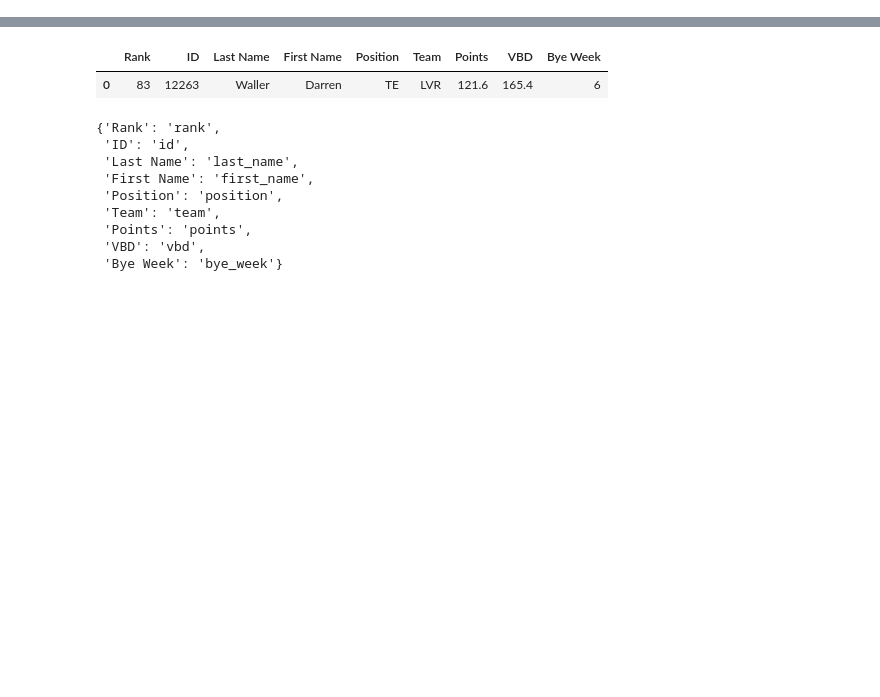
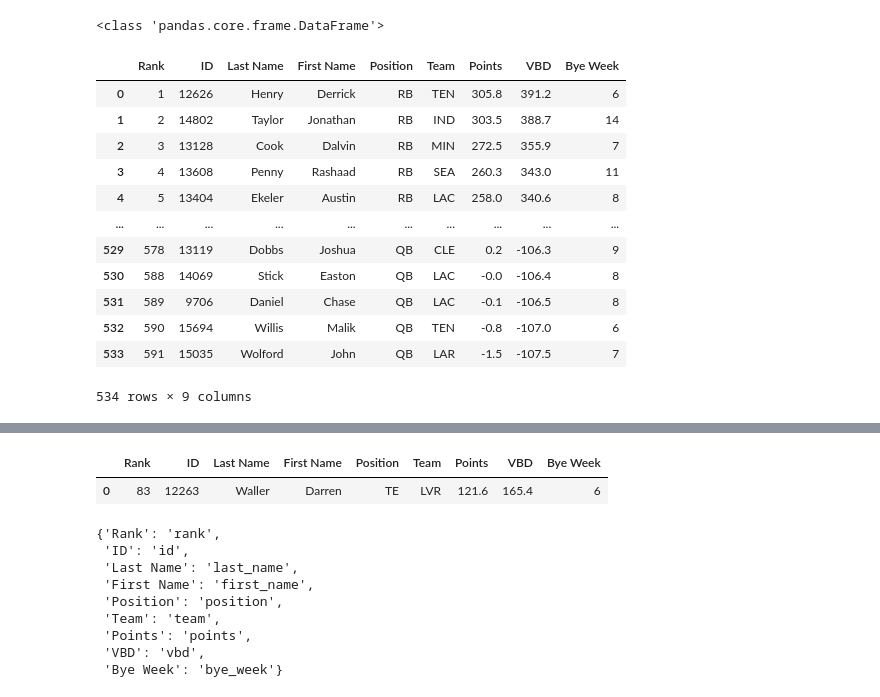
Before and after one commit to maxhumber/redframes, a Jupyter notebook: playground.ipynb, the cells around one changed output, grey strips where cells are left out. Saved outputs shown, nothing was run; the diff lists cells and outputs as text; code cells hidden in the pictures; blank space fills up the shorter version.

Commit message:
changes! with wrapping and unwrapping

```diff
--- a/playground.ipynb
+++ b/playground.ipynb
@@ -2,0 +31,19 @@ import redframes as rf
+# %%
+pdf = rf.unwrap(df)
+print(type(pdf))
+pdf
+# %% [output]
+<class 'pandas.core.frame.DataFrame'>
+|  | Rank | ID | Last Name | First Name | Position | Team | Points | VBD | Bye Week |
+| 0 | 1 | 12626 | Henry | Derrick | RB | TEN | 305.8 | 391.2 | 6 |
+| 1 | 2 | 14802 | Taylor | Jonathan | RB | IND | 303.5 | 388.7 | 14 |
+| 2 | 3 | 13128 | Cook | Dalvin | RB | MIN | 272.5 | 355.9 | 7 |
+| 3 | 4 | 13608 | Penny | Rashaad | RB | SEA | 260.3 | 343.0 | 11 |
+| 4 | 5 | 13404 | Ekeler | Austin | RB | LAC | 258.0 | 340.6 | 8 |
+| ... | ... | ... | ... | ... | ... | ... | ... | ... | ... |
+| 529 | 578 | 13119 | Dobbs | Joshua | QB | CLE | 0.2 | -106.3 | 9 |
+| 530 | 588 | 14069 | Stick | Easton | QB | LAC | -0.0 | -106.4 | 8 |
+| 531 | 589 | 9706 | Daniel | Chase | QB | LAC | -0.1 | -106.5 | 8 |
+| 532 | 590 | 15694 | Willis | Malik | QB | TEN | -0.8 | -107.0 | 6 |
+| 533 | 591 | 15035 | Wolford | John | QB | LAR | -1.5 | -107.5 | 7 |
+534 rows × 9 columns
```
Also changed, not shown: parts of 10 cells of this notebook, 1 other file.
